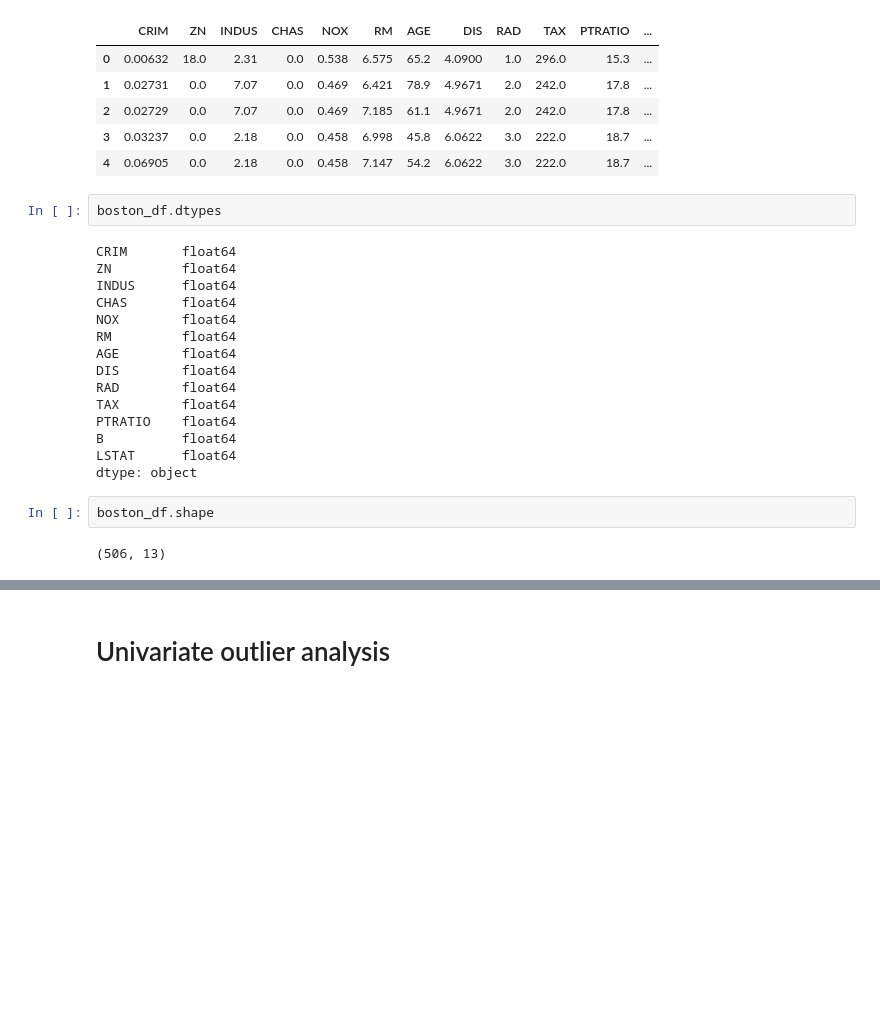
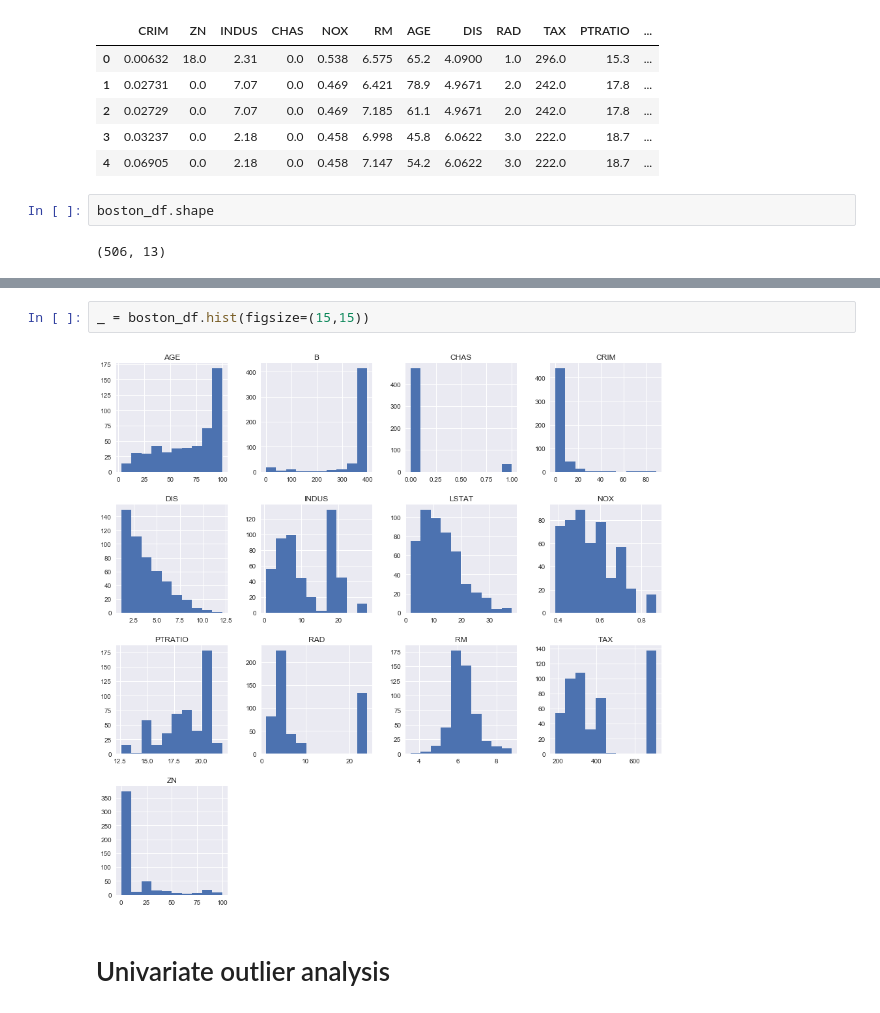
Before and after one commit to MikeG27/ML_Tools, a Jupyter notebook: Outlier detection.ipynb, the cells around one changed output, grey strips where cells are left out. Drawn from its saved outputs; the diff is of its cells as text; blank space fills up the shorter version.

```diff
--- a/Outlier detection.ipynb
+++ b/Outlier detection.ipynb
@@ -27,23 +29,6 @@ boston_df.head()
 | 2 | 0.02729 | 0.0 | 7.07 | 0.0 | 0.469 | 7.185 | 61.1 | 4.9671 | 2.0 | 242.0 | 17.8 | ... |
 | 3 | 0.03237 | 0.0 | 2.18 | 0.0 | 0.458 | 6.998 | 45.8 | 6.0622 | 3.0 | 222.0 | 18.7 | ... |
 | 4 | 0.06905 | 0.0 | 2.18 | 0.0 | 0.458 | 7.147 | 54.2 | 6.0622 | 3.0 | 222.0 | 18.7 | ... |
-# %%
-boston_df.dtypes
-# %% [output]
-CRIM       float64
-ZN         float64
-INDUS      float64
-CHAS       float64
-NOX        float64
-RM         float64
-AGE        float64
-DIS        float64
-RAD        float64
-TAX        float64
-PTRATIO    float64
-B          float64
-LSTAT      float64
-dtype: object
 # %%
 boston_df.shape
 # %% [output]
@@ -60,6 +45,10 @@ boston_df.describe()
 | 50% | 0.256510 | 0.000000 | 9.690000 | 0.000000 | 0.538000 | 6.208500 | 77.500000 | 3.207450 | 5.000000 | 330.000000 | 19.050000 | ... |
 | 75% | 3.677083 | 12.500000 | 18.100000 | 0.000000 | 0.624000 | 6.623500 | 94.075000 | 5.188425 | 24.000000 | 666.000000 | 20.200000 | ... |
 | max | 88.976200 | 100.000000 | 27.740000 | 1.000000 | 0.871000 | 8.780000 | 100.000000 | 12.126500 | 24.000000 | 711.000000 | 22.000000 | ... |
+# %%
+_ = boston_df.hist(figsize=(15,15))
+# %% [output]
+[figure, added]
 # %% [markdown]
 # Univariate outlier analysis
 # %%
```
Also changed, not shown: parts of 7 cells of this notebook, 4 other files.
